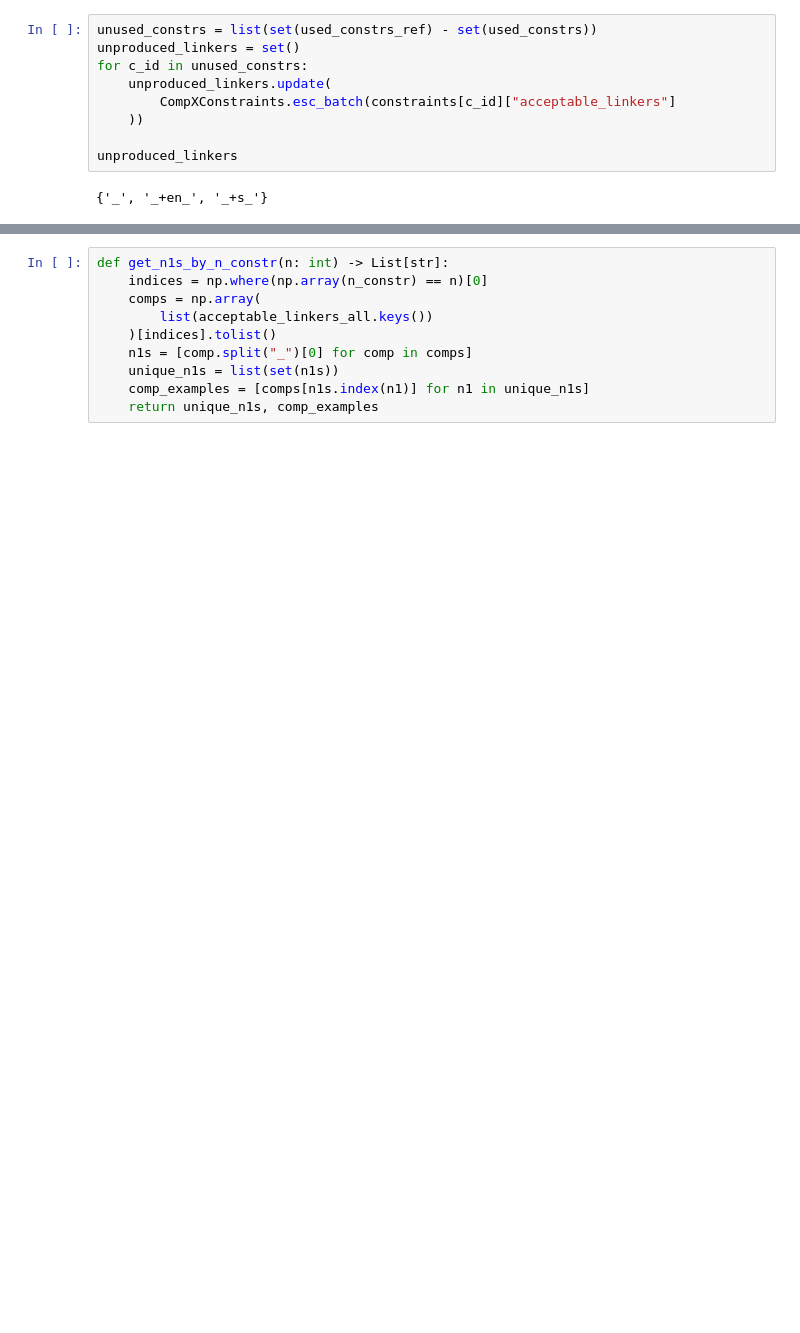
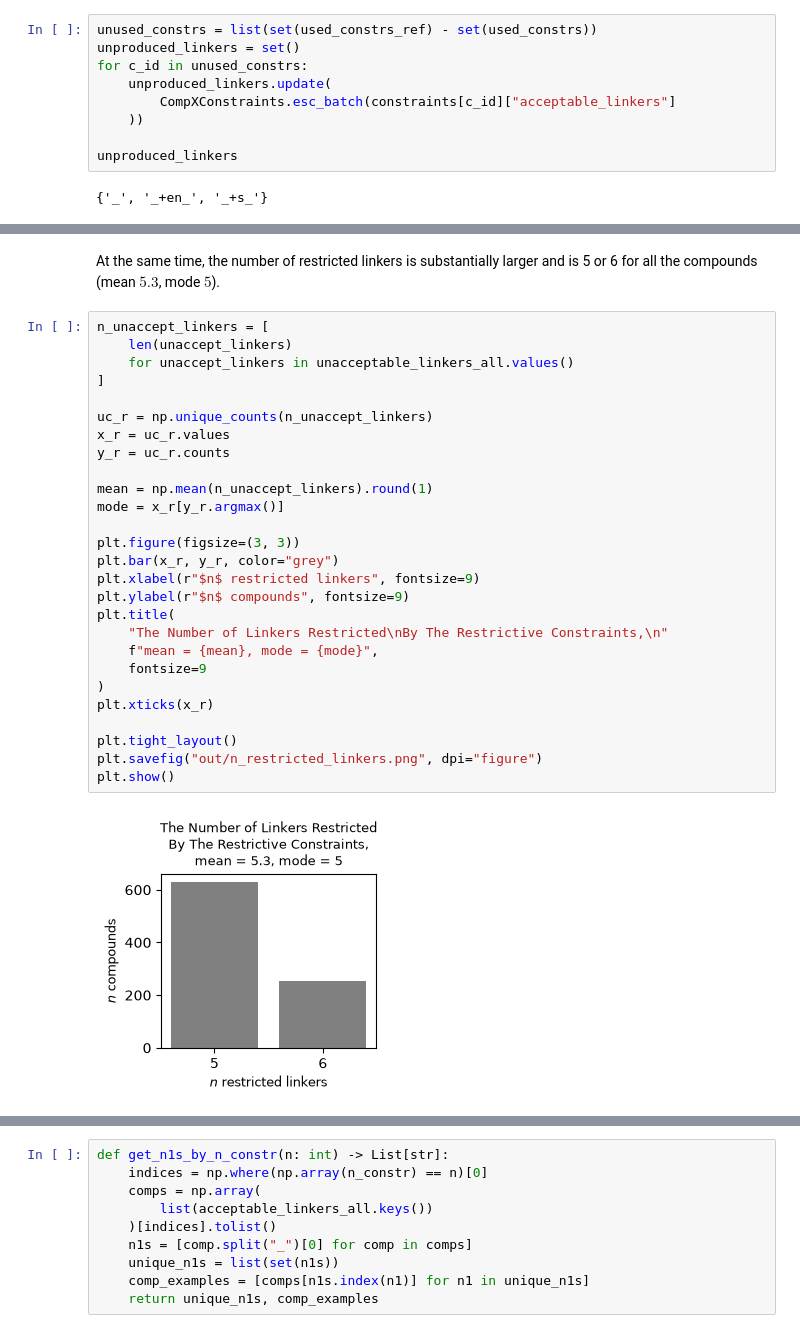
Before and after one commit to maxschmaltz/DieKonstraints, a Jupyter notebook: comp_modeling/inspect.ipynb, the cells around one changed output, grey strips where cells are left out. Cells and saved outputs as stored; diff of their text form; blank space fills up the shorter version.

```diff
--- a/comp_modeling/inspect.ipynb
+++ b/comp_modeling/inspect.ipynb
@@ -230,0 +258,31 @@ plt.show()
+# %% [markdown]
+At the same time, the number of restricted linkers is substantially larger and is 5 or 6 for all the compounds (mean $5.3$, mode $5$).
+# %%
+n_unaccept_linkers = [
+    len(unaccept_linkers)
+    for unaccept_linkers in unacceptable_linkers_all.values()
+]
+
+uc_r = np.unique_counts(n_unaccept_linkers)
+x_r = uc_r.values
+y_r = uc_r.counts
+
+mean = np.mean(n_unaccept_linkers).round(1)
+mode = x_r[y_r.argmax()]
+
+plt.figure(figsize=(3, 3))
+plt.bar(x_r, y_r, color="grey")
+plt.xlabel(r"$n$ restricted linkers", fontsize=9)
+plt.ylabel(r"$n$ compounds", fontsize=9)
+plt.title(
+    "The Number of Linkers Restricted\nBy The Restrictive Constraints,\n"
+    f"mean = {mean}, mode = {mode}",
+    fontsize=9
+)
+plt.xticks(x_r)
+
+plt.tight_layout()
+plt.savefig("out/n_restricted_linkers.png", dpi="figure")
+plt.show()
+# %% [output]
+[figure, added]
```
Also changed, not shown: parts of 28 cells of this notebook, 11 other files.
